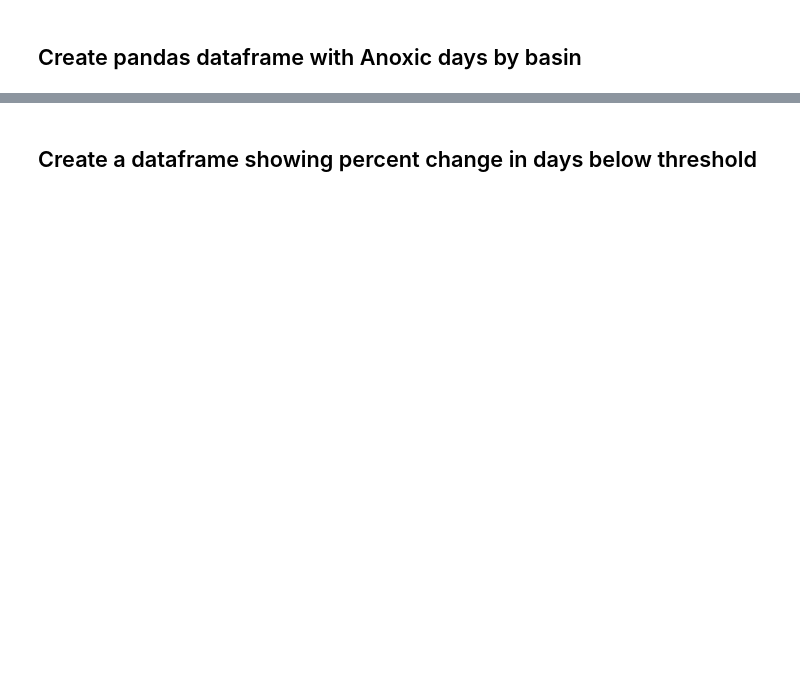
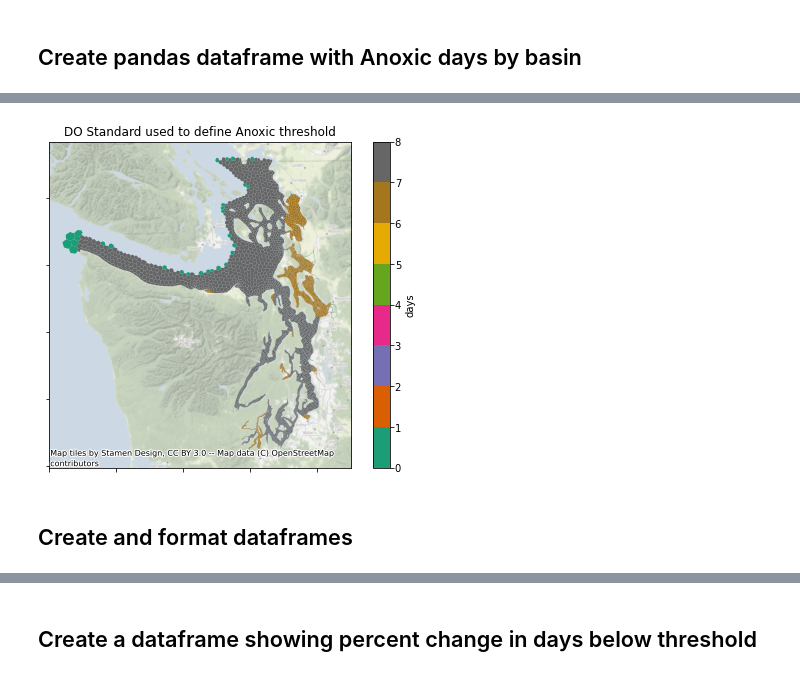
Before and after one commit to UW-PSI/SalishSeaModel-analysis, a Jupyter notebook: notebooks/dev_days_exceedence.ipynb, the cells around one changed output, grey strips where cells are left out. Cells and saved outputs as stored; diff of their text form; code cells hidden in the pictures; blank space fills up the shorter version.

```diff
--- a/notebooks/dev_days_exceedence.ipynb
+++ b/notebooks/dev_days_exceedence.ipynb
@@ -131 +300,24 @@ for run_type in dir_list:
+# %%
+fig_title = f"DO Standard used to define Anoxic threshold"
+graphics_name = f"DO_std.png"
+# plot differences for each run
+fig, axs = plt.subplots(1,1, figsize = (8,6))
+gdf.plot('DO_std', ax=axs, legend=True,vmin=0,vmax=8,cmap='Dark2')
+cx.add_basemap(axs, crs=gdf.crs,alpha=.5)
+# Zoom into Bbay so we can actualy see overlap
+#axs.set_ylim(5.37e6,5.42e6)
+#axs.set_xlim(5e5,5.4e5)
+#xlabels=axs.get_xticklabels()
+axs.set_title(fig_title)
+axs.set_xticklabels('')
+axs.set_yticklabels('')
+# Get colourbar from second axis
+colorbar = axs.get_figure().get_axes()[1]
+colorbar.set_ylabel('days')
+plt.savefig(pathlib.Path(ssm['paths']['graphics'])/'AnoxDaysDiff'/graphics_name,
+            bbox_inches='tight',format='png')
+# %% [output]
+[figure, added]
+# %% [markdown]
+## Create and format dataframes
 # %%
```
Also changed, not shown: parts of 36 cells of this notebook.
